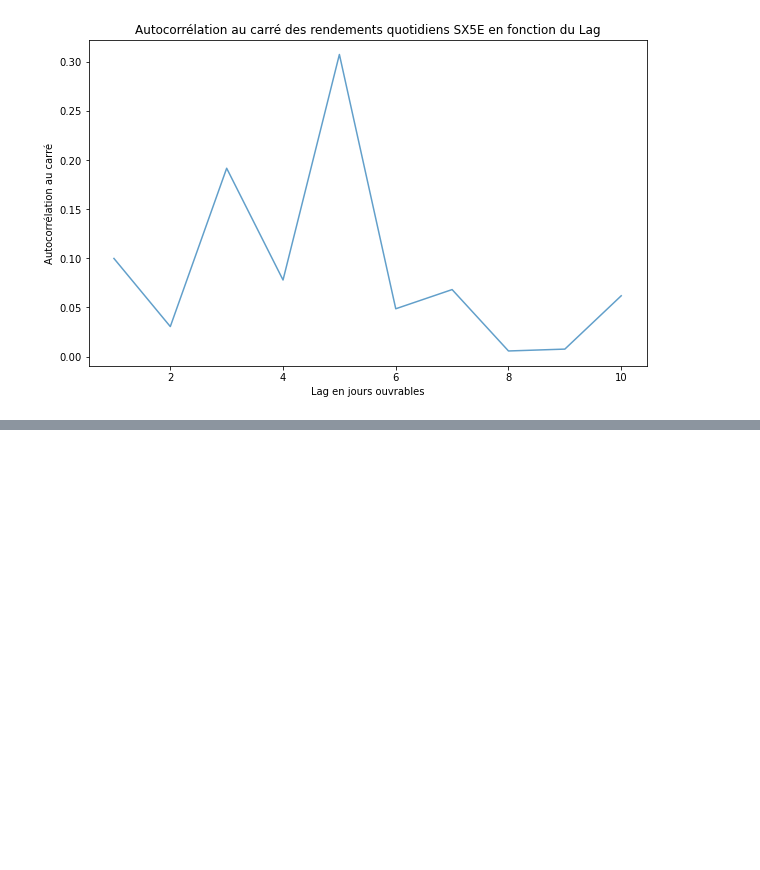
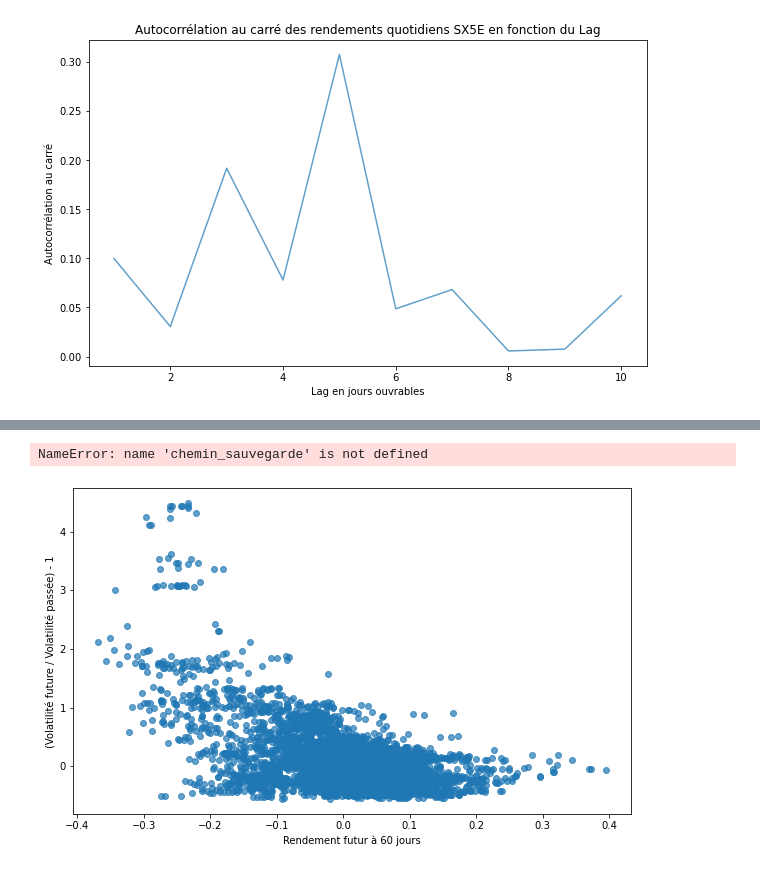
Before and after one commit to PyTomSss/StatApp_M1_ENSAE, a Jupyter notebook: Brouillon_Jean-Lou/Analyse SX5E sans rescaling.ipynb, the cells around one changed output, grey strips where cells are left out. Saved outputs shown, nothing was run; the diff lists cells and outputs as text; code cells hidden in the pictures; blank space fills up the shorter version.

```diff
--- a/Brouillon_Jean-Lou/Analyse SX5E sans rescaling.ipynb
+++ b/Brouillon_Jean-Lou/Analyse SX5E sans rescaling.ipynb
@@ -131,0 +141,22 @@ R² : 0.05915760985319285
+# %%
+df['performance_future'] = df['Cours'].shift(-60) / df['Cours'] - 1
+
+df['ratio_volatilite'] = (df['Volatilite_60jours_future'] / df['Volatilite_60jours']) - 1
+
+# Création du graphique en nuage de points
+plt.figure(figsize=(10, 6))
+plt.scatter(df['performance_future'], df['ratio_volatilite'], alpha=0.7)
+
+# Ajout de labels et titre
+plt.title('')
+plt.xlabel('Rendement futur à 60 jours')
+plt.ylabel('(Volatilité future / Volatilité passée) - 1')
+
+#chemin_sauvegarde = 'C:\Users\lecle\Desktop\ENSAE\Graphiques StatApp\graphe_2.png'
+plt.savefig(chemin_sauvegarde, dpi=300)
+
+# Affichage du graphique
+plt.show()
+# %% [output]
+NameError: name 'chemin_sauvegarde' is not defined
+[figure, added]
```
Also changed, not shown: parts of 8 cells of this notebook.
